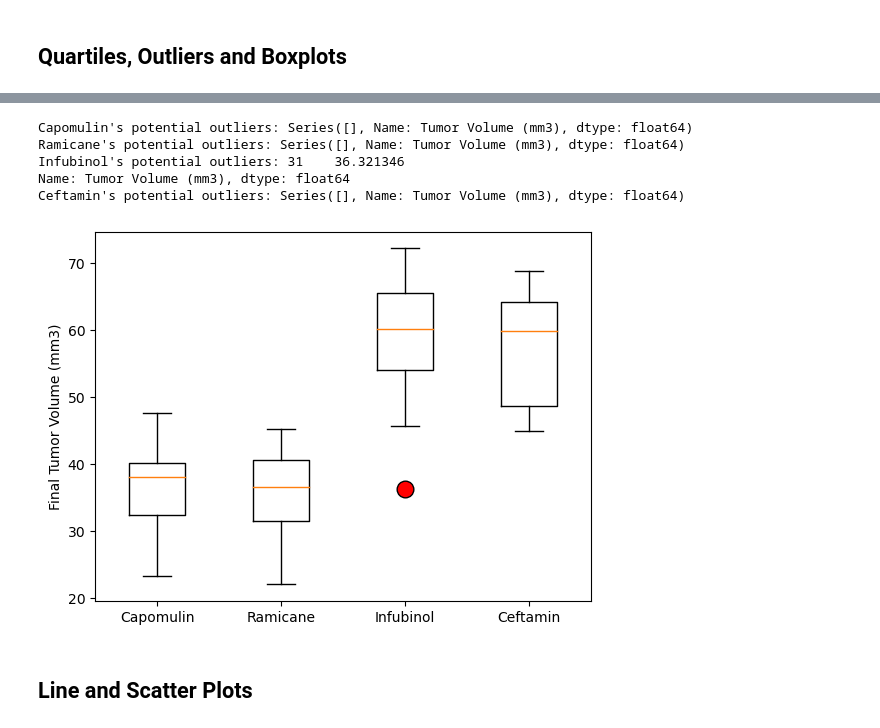
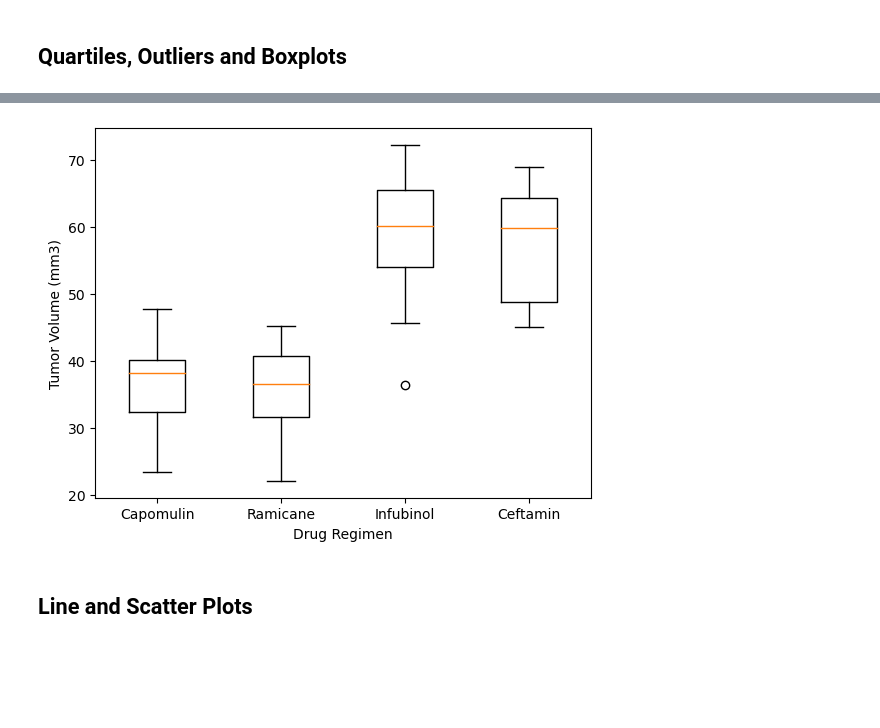
Before and after one commit to rfe123/umn_data_matplotlib_challenge, a Jupyter notebook: Pymaceuticals/pymaceuticals_starter.ipynb, the cells around one changed output, grey strips where cells are left out. Cells and saved outputs as stored; diff of their text form; code cells hidden in the pictures; blank space fills up the shorter version.

Commit message:
Additional Plotting

```diff
--- a/Pymaceuticals/pymaceuticals_starter.ipynb
+++ b/Pymaceuticals/pymaceuticals_starter.ipynb
@@ -186,8 +185,11 @@ plt.pie(x_axis)
 # %%
 # Calculate the final tumor volume of each mouse across four of the treatment regimens:
 # Capomulin, Ramicane, Infubinol, and Ceftamin
+final_mouse_results = mouse_results_clean[['Mouse ID', 'Drug Regimen', 'Timepoint', 'Tumor Volume (mm3)']]
 
 # Start by getting the last (greatest) timepoint for each mouse
-
+final_timepoint = final_mouse_results.sort_values(['Mouse ID', 'Timepoint']).groupby(['Mouse ID', 'Drug Regimen'])['Timepoint'].max()
 
 # Merge this group df with the original DataFrame to get the tumor volume at the last timepoint
+final_volume_df = pd.merge(final_mouse_results, final_timepoint, on=['Mouse ID', 'Timepoint'], how='right')
+final_volume_df
@@ -194,29 +210,36 @@ plt.pie(x_axis)
 # %%
 # Put treatments into a list for for loop (and later for plot labels)
-
+treatments = ['Capomulin', 'Ramicane', 'Infubinol', 'Ceftamin']
 
 # Create empty list to fill with tumor vol data (for plotting)
-
+tumor_volumes = []
 
 # Calculate the IQR and quantitatively determine if there are any potential outliers.
-
+for t in treatments:
 
     # Locate the rows which contain mice on each drug and get the tumor volumes
-
+    tumor_vols = final_volume_df.loc[(final_volume_df['Drug Regimen'] == t),'Tumor Volume (mm3)']
+    tumor_volumes.append(tumor_vols)
 
     # add subset
-
+    quartiles = tumor_vols.quantile([.25,.5,.75])
+    lowerq = quartiles[0.25]
+    upperq = quartiles[0.75]
+    iqr = upperq-lowerq
 
     # Determine outliers using upper and lower bounds
+    lower_bound = lowerq - (1.5*iqr)
+    upper_bound = upperq + (1.5*iqr)
-# %% [output]
-Capomulin's potential outliers: Series([], Name: Tumor Volume (mm3), dtype: float64)
-Ramicane's potential outliers: Series([], Name: Tumor Volume (mm3), dtype: float64)
-Infubinol's potential outliers: 31    36.321346
-Name: Tumor Volume (mm3), dtype: float64
-Ceftamin's potential outliers: Series([], Name: Tumor Volume (mm3), dtype: float64)
 # %%
 # Generate a box plot that shows the distrubution of the tumor volume for each treatment group.
+plt.boxplot(tumor_volumes, labels=treatments, )
+plt.xlabel('Drug Regimen')
+plt.ylabel("Tumor Volume (mm3)")
+
+
+#plt.xticks(x_axis, tick_locations)
+plt.show()
 # %% [output]
-[figure, old version]
+[figure, new version]
 # %% [markdown]
 ## Line and Scatter Plots
```
Also changed, not shown: parts of 8 cells of this notebook.
